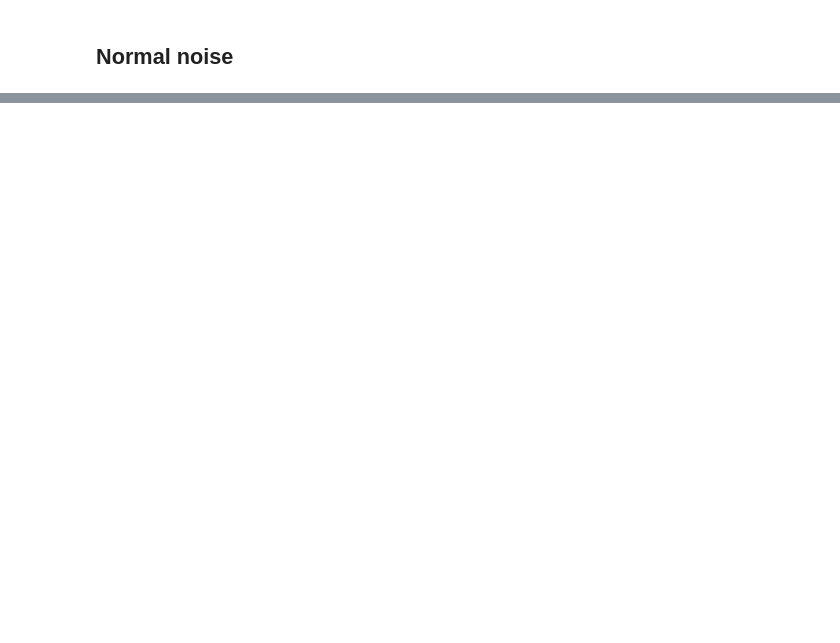
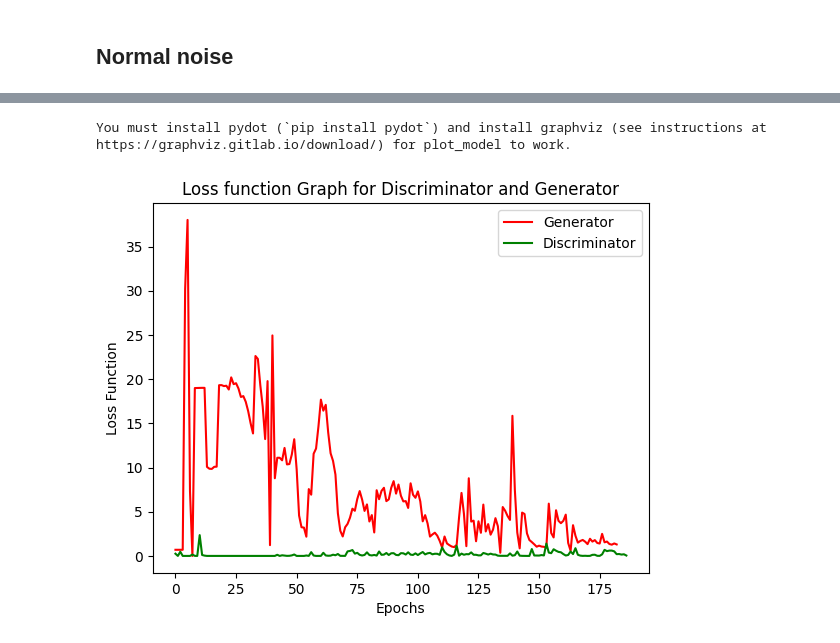
Before and after one commit to roseredfingers/Handwritten-Digits-GANs, a Jupyter notebook: eminist.ipynb, the cells around one changed output, grey strips where cells are left out. Saved outputs shown, nothing was run; the diff lists cells and outputs as text; code cells hidden in the pictures; blank space fills up the shorter version.

```diff
--- a/eminist.ipynb
+++ b/eminist.ipynb
@@ -373,0 +456,18 @@ display_gen(gan, 15*15)
+# %%
+keras.utils.plot_model(gan, show_shapes = True)
+# %% [output]
+You must install pydot (`pip install pydot`) and install graphviz (see instructions at https://graphviz.gitlab.io/download/) for plot_model to work.
+# %%
+g_val_loss = []
+d_val_loss = []
+# %%
+plt.plot(g_val_loss, 'red', label='Generator')
+plt.plot(d_val_loss, 'green', label='Discriminator')
+plt.xlabel('Epochs')
+plt.ylabel('Loss Function')
+plt.legend()
+plt.title("Loss function Graph for Discriminator and Generator")
+plt.savefig('loss_function.png', format='png')
+plt.show()
+# %% [output]
+[figure, added]
```
Also changed, not shown: parts of 8 cells of this notebook, 1 other file.
